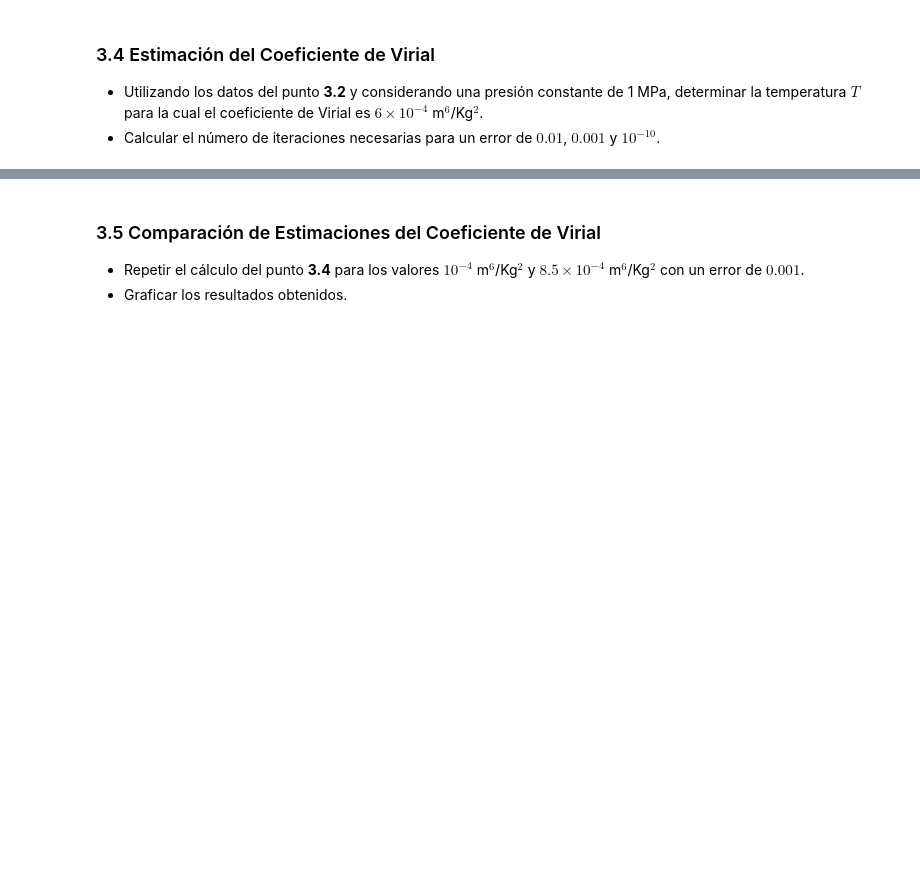
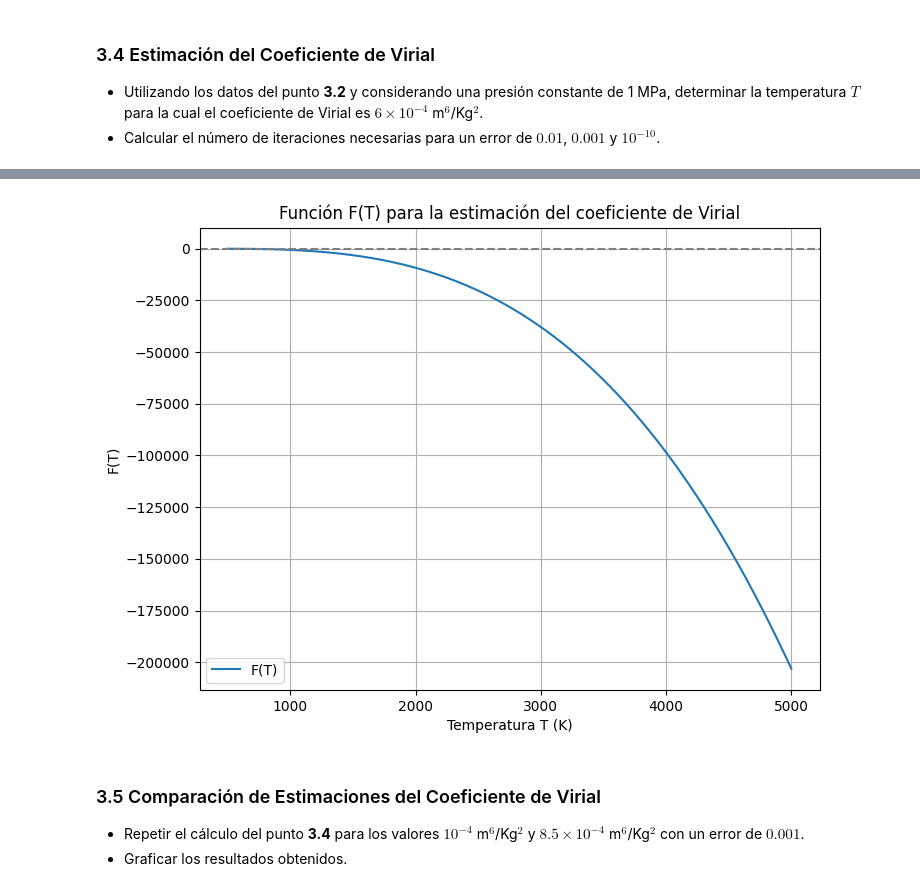
Before and after one commit to Jacobo24/Caso_1_M-todos, a Jupyter notebook: Caso_1.ipynb, the cells around one changed output, grey strips where cells are left out. Cells and saved outputs as stored; diff of their text form; code cells hidden in the pictures; blank space fills up the shorter version.

```diff
--- a/Caso_1.ipynb
+++ b/Caso_1.ipynb
@@ -347,0 +569,89 @@ Tabla de valores interpolados (muestra):
+# %%
+import numpy as np
+import matplotlib.pyplot as plt
+from scipy.interpolate import CubicHermiteSpline
+import pandas as pd
+
+# -------------------------------------
+# 1. Construcción de la interpolación de Hermite
+# (utilizando los nodos del apartado 3.2)
+# -------------------------------------
+T_nodes = np.array([200, 250, 300, 350], dtype=float)
+V_nodes = np.array([2.80, 3.40, 4.10, 5.30], dtype=float)
+# Derivadas estimadas (m³/kg·K)
+dVdT = np.array([0.012, 0.013, 0.019, 0.024], dtype=float)
+
+# Construir el interpolador (V = f(T))
+f_interp = CubicHermiteSpline(T_nodes, V_nodes, dVdT)
+
+# -------------------------------------
+# 2. Definición de la ecuación para la estimación del coeficiente de Virial
+# -------------------------------------
+# Se asume que el coeficiente de virial se relaciona con la desviación respecto al comportamiento ideal:
+# V_ideal = R_s T / P, con R_s = R/M. Para el metano, R=8.314 J/(mol·K) y M=0.01604 kg/mol,
+# de modo que R_s ≈ 518.6 J/(kg·K) (o m³·Pa/(kg·K)) y con P = 1 MPa = 1e6 Pa.
+# Además, se impone:
+#   V_real = V_ideal + (B P)/(R_s T)
+# con B = 6e-4 m^6/kg^2.
+# Es decir:
+#   f_interp(T) = (518.6 T)/1e6 + (6e-4 * 1e6)/(518.6 T)
+#                = 0.0005186 T + 1.156/T.
+# Definimos entonces:
+def F(T):
+    return f_interp(T) - (0.0005186 * T + 1.156 / T)
+
+# Además, la derivada de F(T) se obtiene diferenciando:
+# F(T) = f_interp(T) - (0.0005186 T + 1.156/T)
+# F'(T) = f_interp'(T) - (0.0005186 - 1.156/T^2)
+def F_prime(T):
+    return f_interp.derivative()(T) - (0.0005186 - 1.156 / T**2)
+
+# -------------------------------------
+# 3. Método de Newton–Raphson para hallar T tal que F(T)=0
+# -------------------------------------
+def newton_method(F, F_prime, T0, tol):
+    T_current = T0
+    iterations = 0
+    while True:
+        f_val = F(T_current)
+        fp_val = F_prime(T_current)
+        if fp_val == 0:
+            break
+        T_next = T_current - f_val / fp_val
+        iterations += 1
+        if abs(T_next - T_current) < tol:
+            return T_next, iterations
+        T_current = T_next
+
+# Se elegirán tres tolerancias: 1e-2, 1e-3 y 1e-10.
+tolerances = [1e-2, 1e-3, 1e-10]
+results = []
+
+# Se escoge un valor inicial para T (por ejemplo, 1000 K) dado que la solución se encuentra en extrapolación
+T0 = 1000.0
+
+for tol in tolerances:
+    T_sol, iters = newton_method(F, F_prime, T0, tol)
+    results.append({"Tolerancia": tol, "T_sol (K)": T_sol, "Iteraciones": iters})
+
+# -------------------------------------
+# 4. Resultados y Gráfica
+# -------------------------------------
+df_results = pd.DataFrame(results)
+print("Tabla de estimación del coeficiente de Virial:")
+print(df_results.to_string(index=False))
+
+# Para visualizar la función F(T) en un rango amplio (por ejemplo, de 500 K a 5000 K)
+T_range = np.linspace(500, 5000, 500)
+F_vals = F(T_range)
+
+plt.figure(figsize=(8,6))
+plt.plot(T_range, F_vals, label="F(T)")
+plt.axhline(0, color="gray", linestyle="--")
+plt.xlabel("Temperatura T (K)")
+plt.ylabel("F(T)")
+plt.title("Función F(T) para la estimación del coeficiente de Virial")
+plt.legend()
+plt.grid(True)
+plt.show()
+# %% [output]
@@ -348,3 +663,4 @@ Tabla de valores interpolados (muestra):
+[figure, added]
 # %% [markdown]
 ### 3.5 Comparación de Estimaciones del Coeficiente de Virial
 
```
Also changed, not shown: parts of 4 cells of this notebook.
